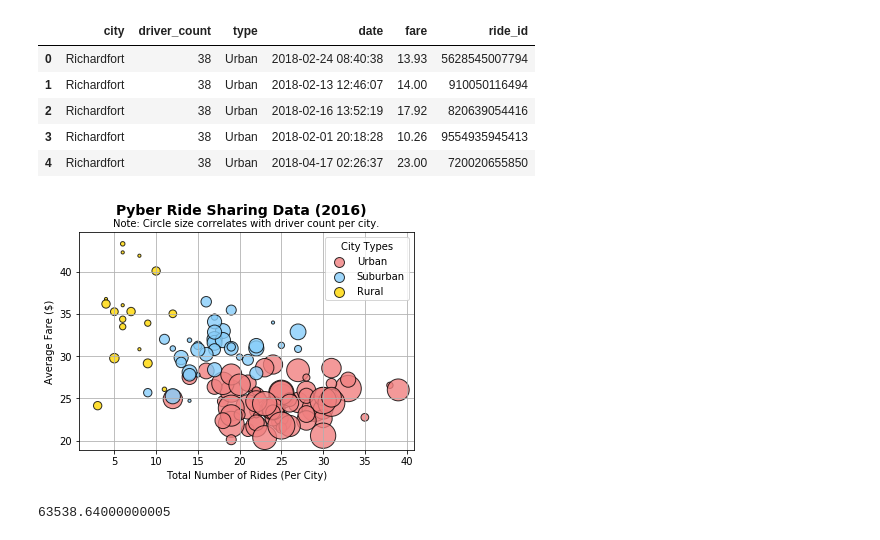
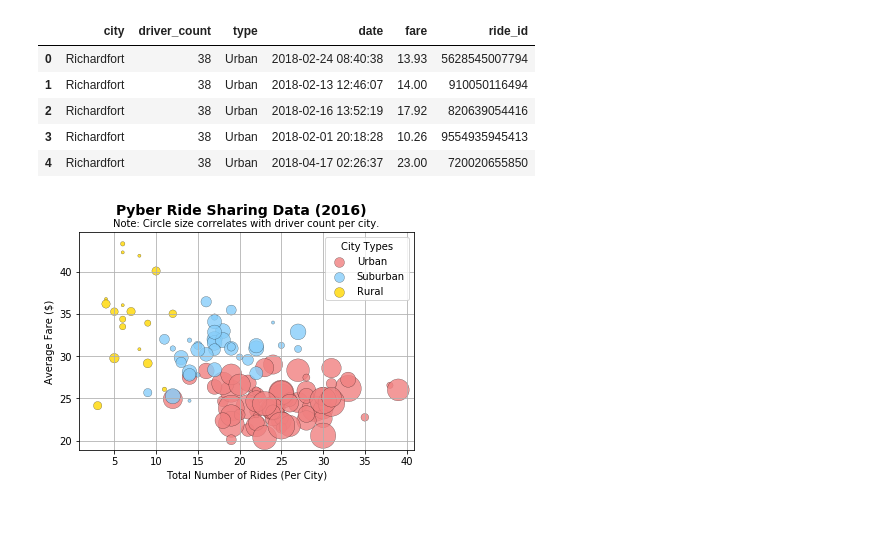
Before and after one commit to idarerick/Pyber, a Jupyter notebook: pyber_darrick.ipynb, the cells around one changed output. Drawn from its saved outputs; the diff is of its cells as text; code cells hidden in the pictures.

```diff
--- a/pyber_darrick.ipynb
+++ b/pyber_darrick.ipynb
@@ -82,54 +79,40 @@ ruralfares = rural["Average Fare"]
 #rural driver count for circle size
 ruraldrivercount = rural["Driver Count"]
 
 #define colors
-colorset = {'Coral':'#F08080','Sky Blue':'#87CEFA','Gold':'#FFD700'}
+colorset = {'Light Coral':'#F08080','Light Sky Blue':'#87CEFA','Gold':'#FFD700'}
 #sb.palplot(sb.color_palette(colors.values()))
 
 #Color Dictionary
-colors = {'Urban': colorset['Coral'], 'Suburban': colorset['Sky Blue'], 'Rural': colorset['Gold']}
+colors = {'Urban': colorset['Light Coral'], 'Suburban': colorset['Light Sky Blue'], 'Rural': colorset['Gold']}
 
 
 # Build the scatter plots for each city types
 plt.scatter(urbanridecount, urbanfares, s=urbandrivercount*10, color=colors['Urban'],
-            edgecolor='black', label='Urban',alpha=.8)
+            edgecolor='black', label='Urban',alpha=.8, linewidths=.25)
 plt.scatter(suburbanridecount, suburbanfares, s=suburbandrivercount*10, color=colors['Suburban'],
-            edgecolor='black', label='Suburban',alpha=.8)
+            edgecolor='black', label='Suburban',alpha=.8,linewidths=.25)
 plt.scatter(ruralridecount, ruralfares, s=ruraldrivercount*10, color=colors['Rural'],
-            edgecolor='black', label='Rural',alpha=.8)
+            edgecolor='black', label='Rural',alpha=.8,linewidths=.25)
 
 # Incorporate the other graph properties
 plt.suptitle("Pyber Ride Sharing Data (2016)", fontsize=14, fontweight='bold')
 plt.xlabel("Total Number of Rides (Per City)")
 plt.ylabel("Average Fare ($)")
 plt.grid()
 # Create a legend
 lgnd = plt.legend(title='City Types')
 lgnd.legendHandles[0]._sizes = [99]
 lgnd.legendHandles[1]._sizes = [99]
 lgnd.legendHandles[2]._sizes = [99]
 
 # Incorporate a text label regarding circle size
 plt.title("Note: Circle size correlates with driver count per city.", fontsize=10)
 
 # Save Figure
-plt.savefig('images/pyberridesharingdata.png')
+plt.savefig('images/01pyberridesharingdata.jpg')
 # %% [output]
-[figure, old version]
+[figure, new version]
 # %%
 # Show plot
 plt.show()
-# %%
-# % Total Fares by City Type Pie Chart
-
-# Calculate Type Percents
-# find total fares collected
-totalfares = combined_df.sum()['fare']
-# find urban fare sum
-urbanfaresum = combined_df.groupby()
-
-# Build Pie Chart
-
-# Save Figure
-# %% [output]
-63538.64000000005
```
Also changed, not shown: parts of 8 cells of this notebook, 5 other files.
